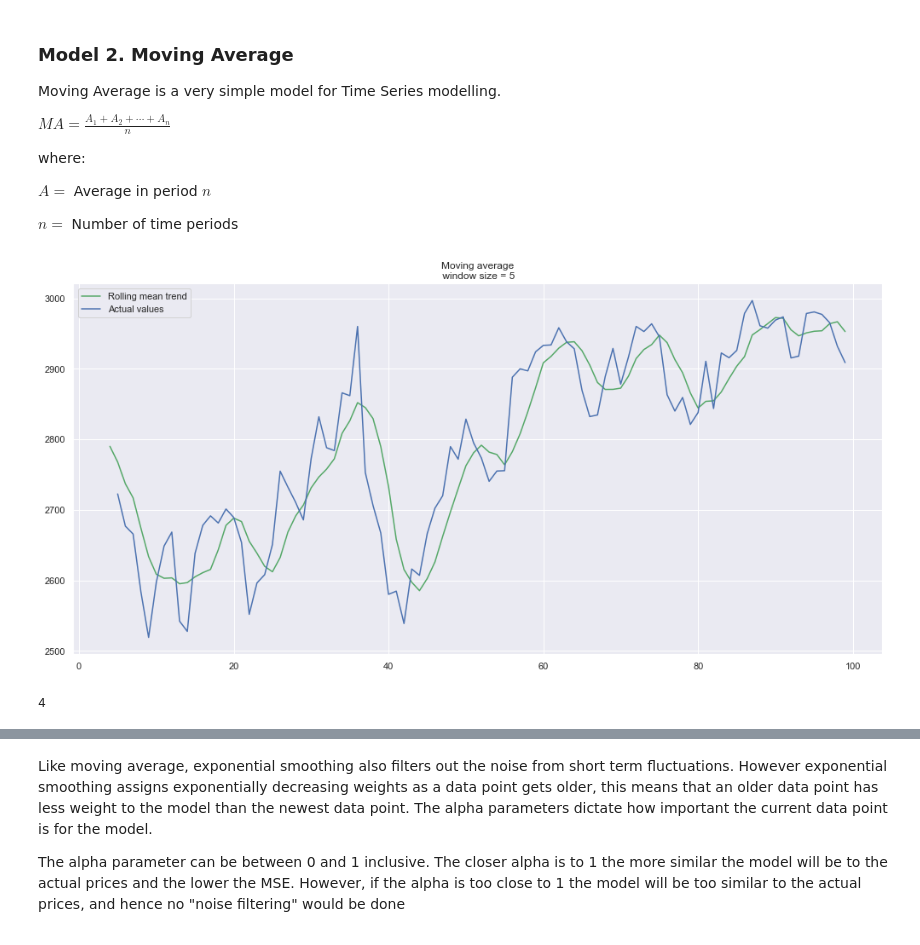
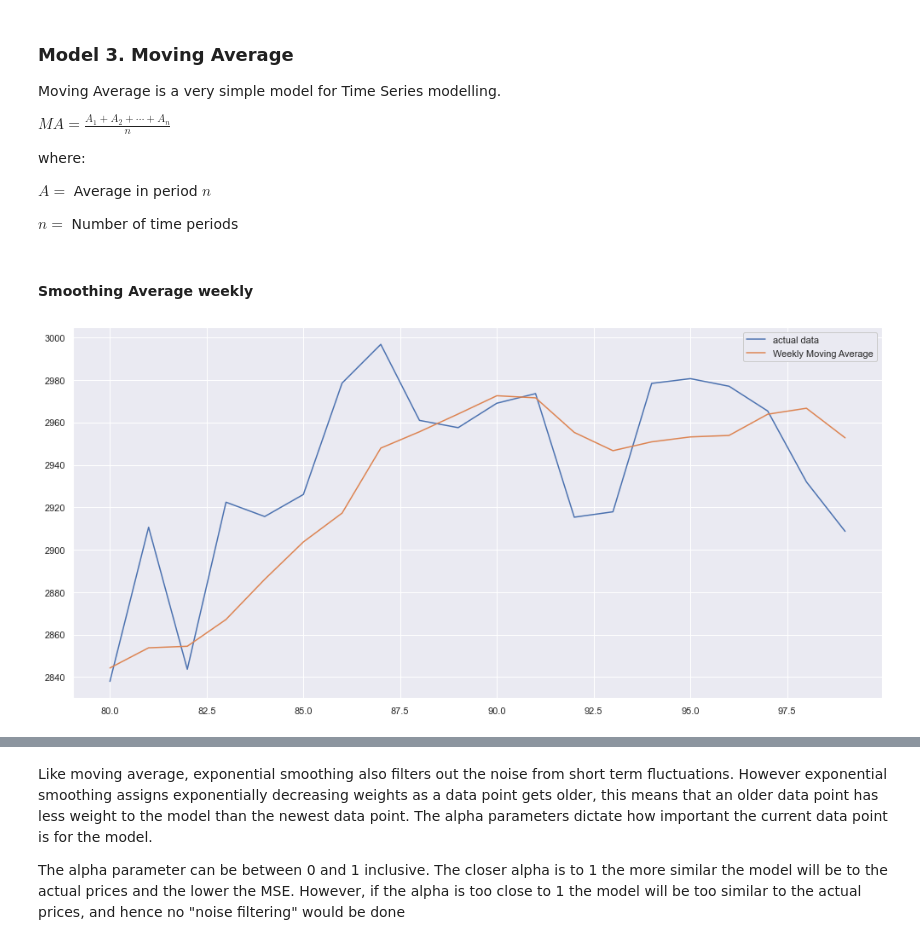
Before and after one commit to Hither1/sc5010, a Jupyter notebook: Model345.ipynb, the cells around one changed output, grey strips where cells are left out. Cells and saved outputs as stored; diff of their text form; code cells hidden in the pictures.

```diff
--- a/Model345.ipynb
+++ b/Model345.ipynb
@@ -11,5 +11,5 @@ GOOGL = pd.read_csv('data/GOOGL.csv')
 # %% [markdown]
-### Model 2. Moving Average
+### Model 3. Moving Average
 Moving Average is a very simple model for Time Series modelling.
 
 $MA = \frac{A_1 + A_2 + \cdots + A_n}{n}$
@@ -43,11 +22,15 @@ def plot_moving_average(series, window, plot_intervals=False, scale=1.96):
-# %%
-#Smooth by the previous 5 days (by week)
-plot_moving_average(GOOGL['4. close'], 5)
-# %% [output]
-[figure, removed]
-# %%
-GOOGL['4. close'].rolling(window=5).mean().isnull().sum()
-# %% [output]
-4
+# %% [markdown]
+#### Smoothing Average weekly
+# %%
+GOOGL['MA'] = GOOGL.iloc[:,1].rolling(window=5).mean()
+
+plt.figure(figsize=[17,8])
+plt.grid(True)
+plt.plot(GOOGL['4. close'][-20:],label='actual data')
+plt.plot(GOOGL['MA'][-20:],label='Weekly Moving Average')
+
+plt.legend(framealpha=1, frameon=True);
+# %% [output]
+[figure, added]
 # %%
 mean_squared_error(
```
Also changed, not shown: parts of 36 cells of this notebook.
